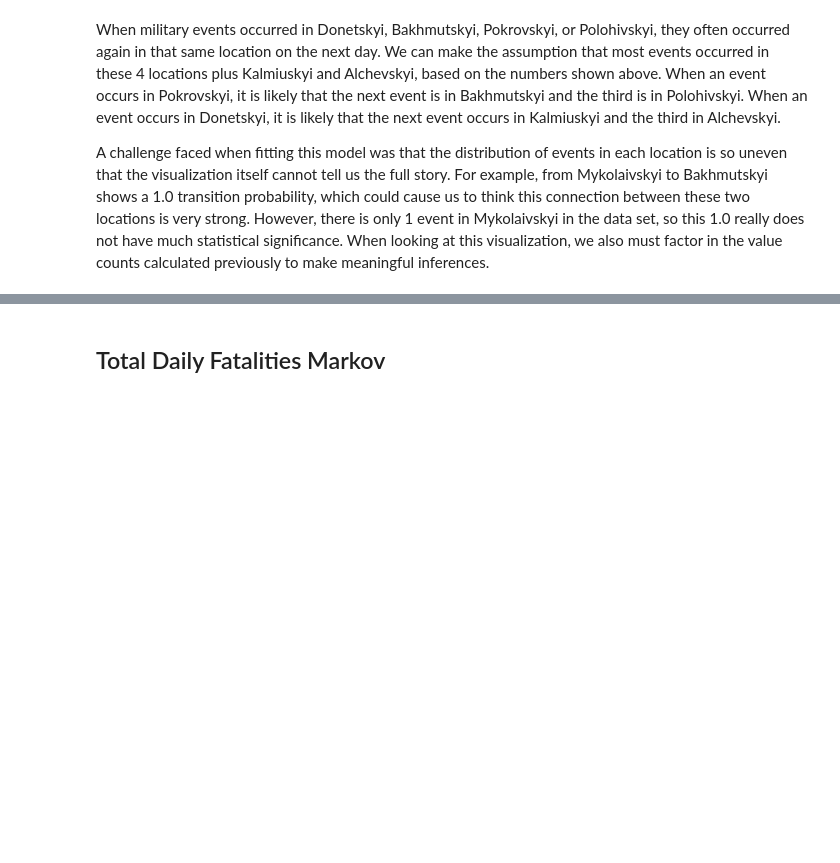
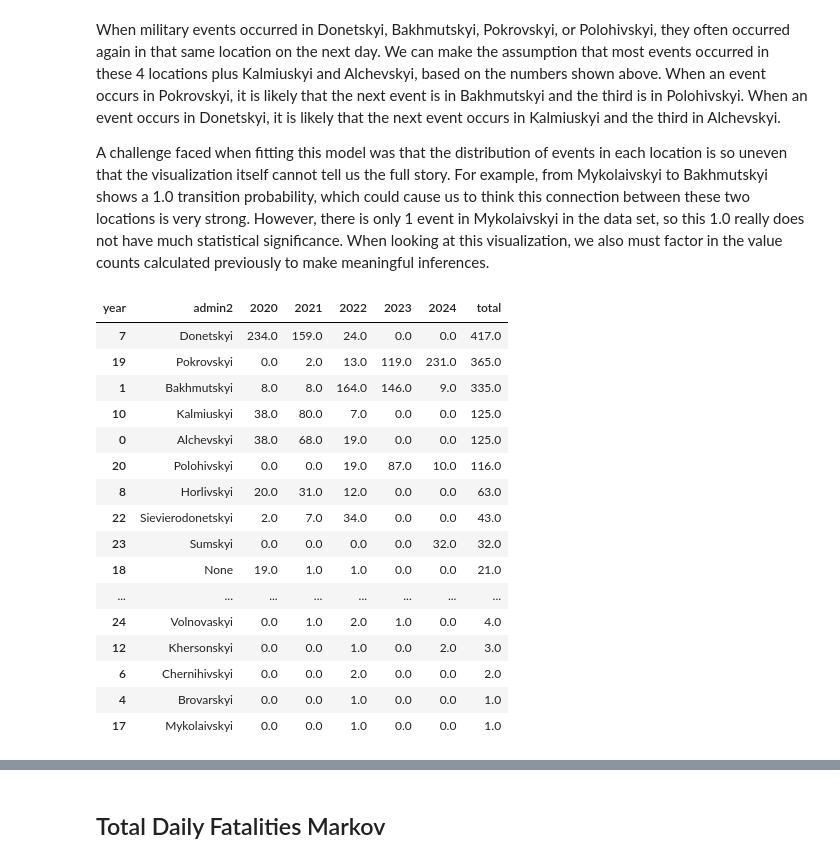
Before and after one commit to maggiecrowner/DS5030-Project1, a Jupyter notebook: ukraine_markov.ipynb, the cells around one changed output, grey strips where cells are left out. Saved outputs shown, nothing was run; the diff lists cells and outputs as text; code cells hidden in the pictures; blank space fills up the shorter version.

Commit message:
Modify Part 2. Add in year-to-year discussions

```diff
--- a/ukraine_markov.ipynb
+++ b/ukraine_markov.ipynb
@@ -261,3 +267,29 @@ location_daily_max_markov.graph_transitions()
 When military events occurred in Donetskyi, Bakhmutskyi, Pokrovskyi, or Polohivskyi, they often occurred again in that same location on the next day. We can make the assumption that most events occurred in these 4 locations plus Kalmiuskyi and Alchevskyi, based on the numbers shown above. When an event occurs in Pokrovskyi, it is likely that the next event is in Bakhmutskyi and the third is in Polohivskyi. When an event occurs in Donetskyi, it is likely that the next event occurs in Kalmiuskyi and the third in Alchevskyi.
 
 A challenge faced when fitting this model was that the distribution of events in each location is so uneven that the visualization itself cannot tell us the full story. For example, from Mykolaivskyi to Bakhmutskyi shows a 1.0 transition probability, which could cause us to think this connection between these two locations is very strong. However, there is only 1 event in Mykolaivskyi in the data set, so this 1.0 really does not have much statistical significance. When looking at this visualization, we also must factor in the value counts calculated previously to make meaningful inferences.
+# %%
+# yearly breakdowns
+temp = daily_max_location.copy()
+temp['year'] = pd.to_datetime(temp['event_date']).dt.year
+temp = temp.value_counts(['admin2', 'year']).reset_index().sort_values(['year', 'count'], ascending=False)
+temp = temp.pivot_table(index='admin2', columns='year', values='count', fill_value=0).reset_index()
+temp['total'] = temp[[2020, 2021, 2022, 2023, 2024]].sum(axis=1)
+temp.sort_values('total', ascending=False)
+# %% [output]
+| year | admin2 | 2020 | 2021 | 2022 | 2023 | 2024 | total |
+| 7 | Donetskyi | 234.0 | 159.0 | 24.0 | 0.0 | 0.0 | 417.0 |
+| 19 | Pokrovskyi | 0.0 | 2.0 | 13.0 | 119.0 | 231.0 | 365.0 |
+| 1 | Bakhmutskyi | 8.0 | 8.0 | 164.0 | 146.0 | 9.0 | 335.0 |
+| 10 | Kalmiuskyi | 38.0 | 80.0 | 7.0 | 0.0 | 0.0 | 125.0 |
+| 0 | Alchevskyi | 38.0 | 68.0 | 19.0 | 0.0 | 0.0 | 125.0 |
+| 20 | Polohivskyi | 0.0 | 0.0 | 19.0 | 87.0 | 10.0 | 116.0 |
+| 8 | Horlivskyi | 20.0 | 31.0 | 12.0 | 0.0 | 0.0 | 63.0 |
+| 22 | Sievierodonetskyi | 2.0 | 7.0 | 34.0 | 0.0 | 0.0 | 43.0 |
+| 23 | Sumskyi | 0.0 | 0.0 | 0.0 | 0.0 | 32.0 | 32.0 |
+| 18 | None | 19.0 | 1.0 | 1.0 | 0.0 | 0.0 | 21.0 |
+| ... | ... | ... | ... | ... | ... | ... | ... |
+| 24 | Volnovaskyi | 0.0 | 1.0 | 2.0 | 1.0 | 0.0 | 4.0 |
+| 12 | Khersonskyi | 0.0 | 0.0 | 1.0 | 0.0 | 2.0 | 3.0 |
+| 6 | Chernihivskyi | 0.0 | 0.0 | 2.0 | 0.0 | 0.0 | 2.0 |
+| 4 | Brovarskyi | 0.0 | 0.0 | 1.0 | 0.0 | 0.0 | 1.0 |
+| 17 | Mykolaivskyi | 0.0 | 0.0 | 1.0 | 0.0 | 0.0 | 1.0 |
```
Also changed, not shown: parts of 7 cells of this notebook.
